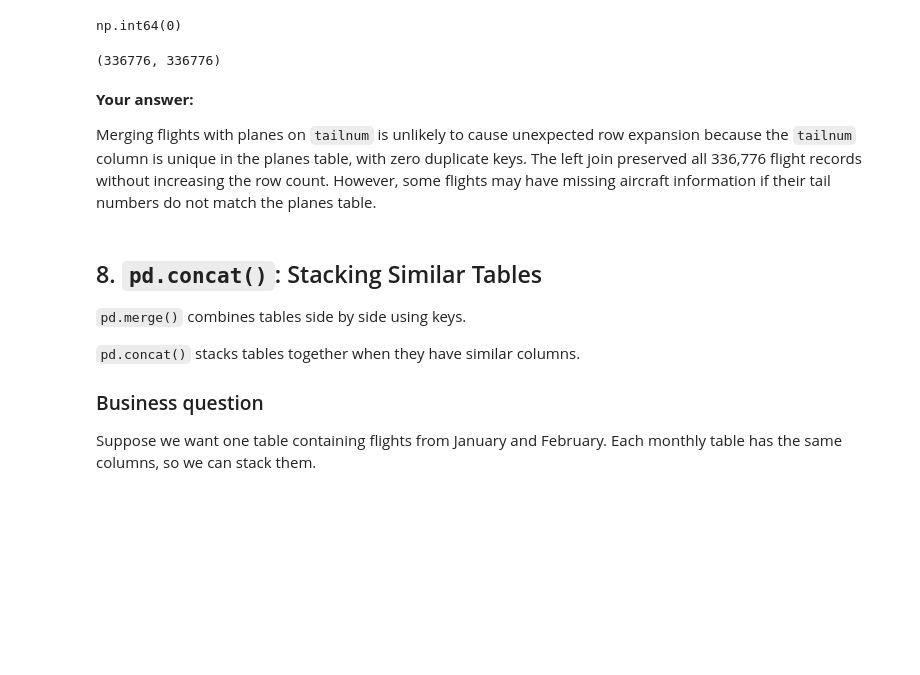
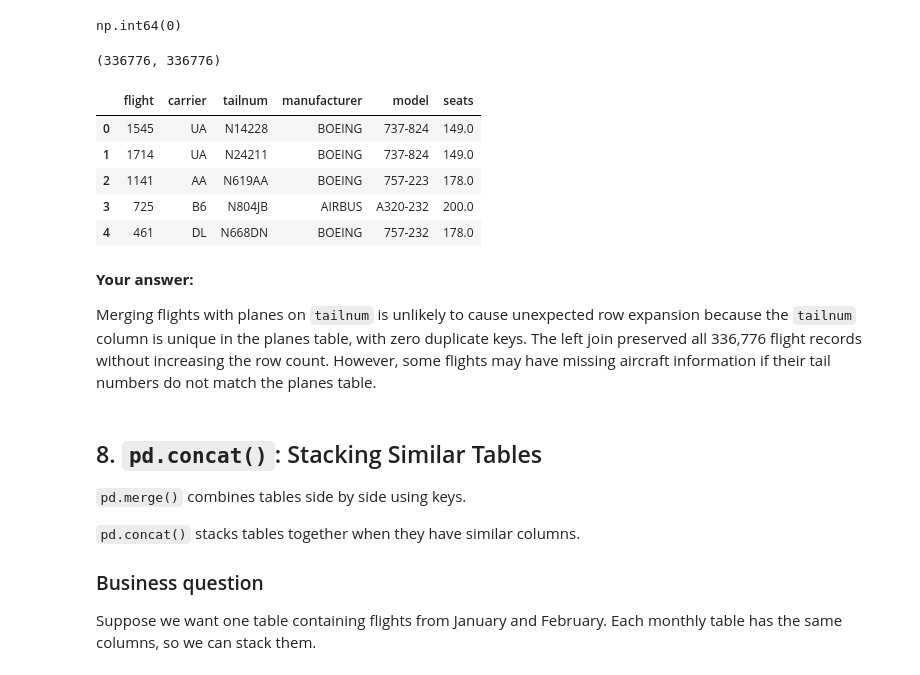
Before and after one commit to kalshaikhli/ban6003-week7-8-Karrar-Alshaikhli, a Jupyter notebook: notebooks/module8_pandas_integration_guided_lab.ipynb, the cells around one changed output. Drawn from its saved outputs; the diff is of its cells as text; code cells hidden in the pictures; blank space fills up the shorter version.

```diff
--- a/notebooks/module8_pandas_integration_guided_lab.ipynb
+++ b/notebooks/module8_pandas_integration_guided_lab.ipynb
@@ -559,7 +559,18 @@ flights.shape[0], flights_with_planes.shape[0]
 # %% [output]
 (336776, 336776)
 # %%
-# karrar what about do plan with flight
+# Karrar- Preview flight and aircraft information together
+flights_with_planes[[
+    "flight", "carrier", "tailnum",
+    "manufacturer", "model", "seats"
+]].head()
+# %% [output]
+|  | flight | carrier | tailnum | manufacturer | model | seats |
+| 0 | 1545 | UA | N14228 | BOEING | 737-824 | 149.0 |
+| 1 | 1714 | UA | N24211 | BOEING | 737-824 | 149.0 |
+| 2 | 1141 | AA | N619AA | BOEING | 757-223 | 178.0 |
+| 3 | 725 | B6 | N804JB | AIRBUS | A320-232 | 200.0 |
+| 4 | 461 | DL | N668DN | BOEING | 757-232 | 178.0 |
 # %% [markdown]
 **Your answer:**
 
```
Also changed, not shown: parts of 1 cell of this notebook.
